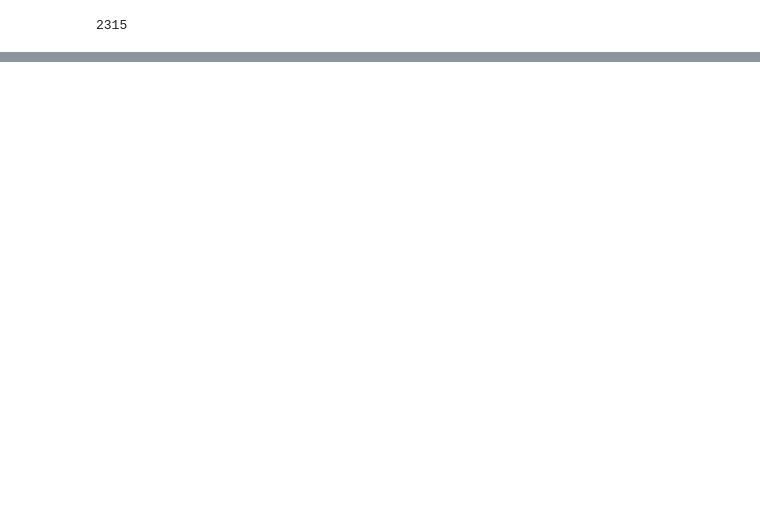
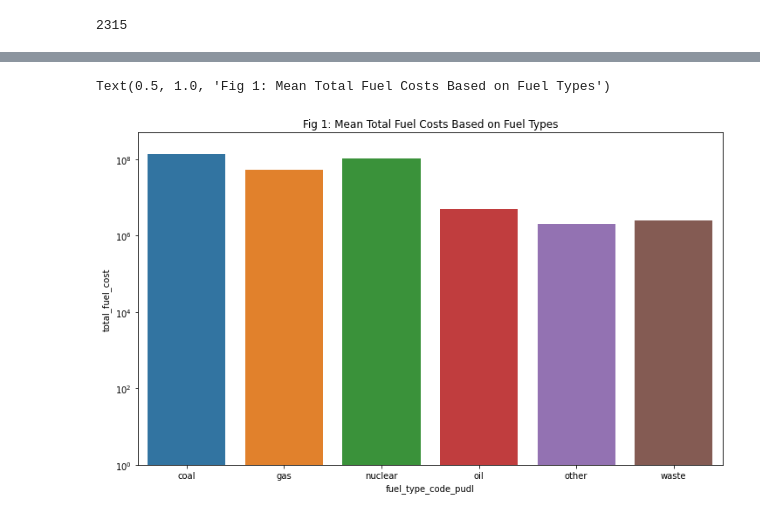
Before and after one commit to Diyoke-Py/Power-plant-project, a Jupyter notebook: Power plant project.ipynb, the cells around one changed output, grey strips where cells are left out. Cells and saved outputs as stored; diff of their text form; code cells hidden in the pictures; blank space fills up the shorter version.

```diff
--- a/Power plant project.ipynb
+++ b/Power plant project.ipynb
@@ -13 +93,5 @@ fuel_data['fuel_unit'].fillna('mcf', inplace = True)
+# %%
+#create a total_energy_gen in kWh column
+# 1 mmbtu = 1000000btu and 1btu = 0.000293071kWh
+fuel_data['Total_energy_gen(kWh)'] = fuel_data['fuel_mmbtu_per_unit'] * 1000000 * 0.000293071
 # %%
@@ -26,0 +112,4 @@ fuel_data.head(10)
+# %%
+#group dataframe by fuel types and calculate the mean of each numeric column
+
+mean_vals = fuel_data.groupby(fuel_data['fuel_type_code_pudl'], as_index=False).mean()
@@ -26,0 +126,15 @@ fuel_data.head(10)
+# %%
+plt.figure(figsize = (12,7)) # create a blank plot platform of size 12 x 7 (B x L, respectively)
+
+#barplot of mean total fuel cost  of plants based on fuel types
+tfc = sns.barplot(data=mean_vals, x='fuel_type_code_pudl',y='total_fuel_cost')
+
+#convert y axis to logarithm due to large values
+tfc.set_yscale('log')
+
+#set range of y axis value (from 1 to 150000000)
+tfc.set_ylim(1,500000000)
+plt.title('Fig 1: Mean Total Fuel Costs Based on Fuel Types') #set title
+# %% [output]
+Text(0.5, 1.0, 'Fig 1: Mean Total Fuel Costs Based on Fuel Types')
+[figure, added]
```
Also changed, not shown: parts of 31 cells of this notebook.
